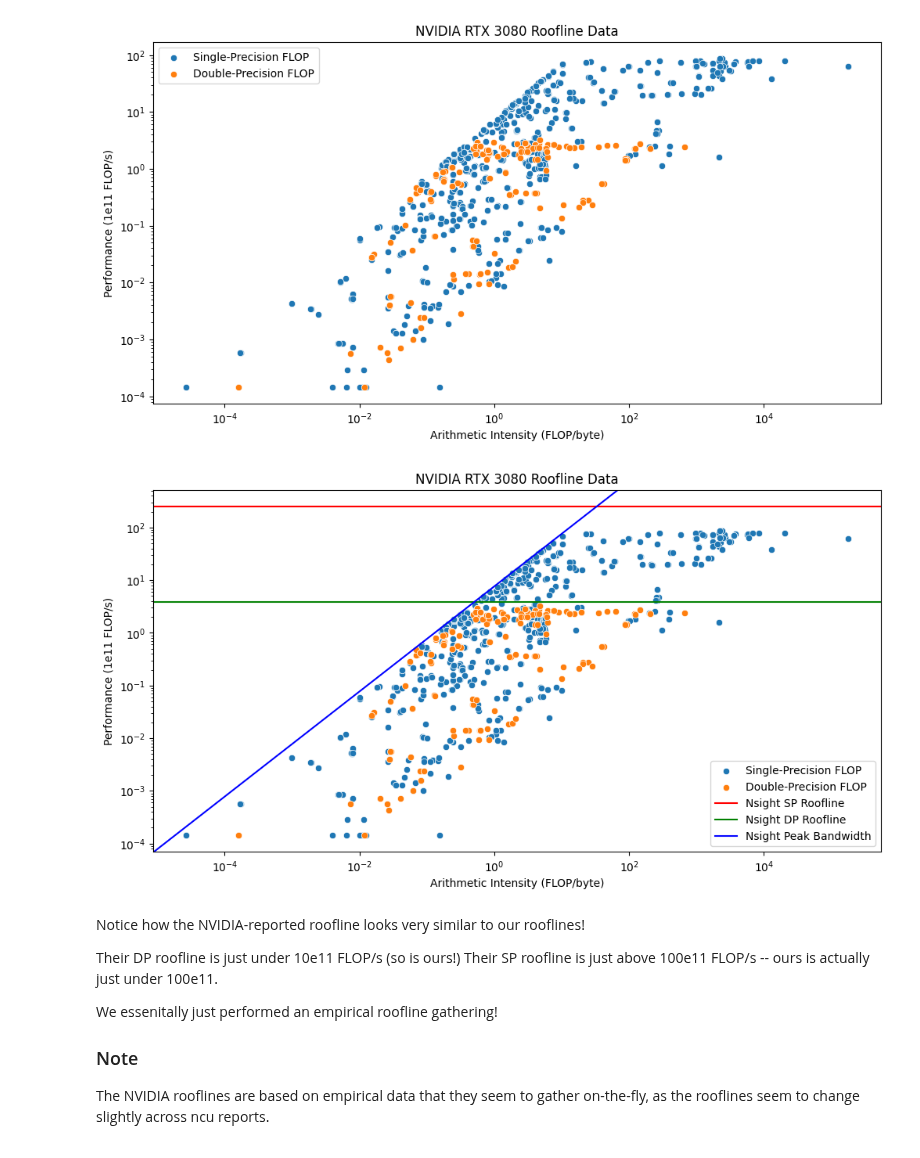
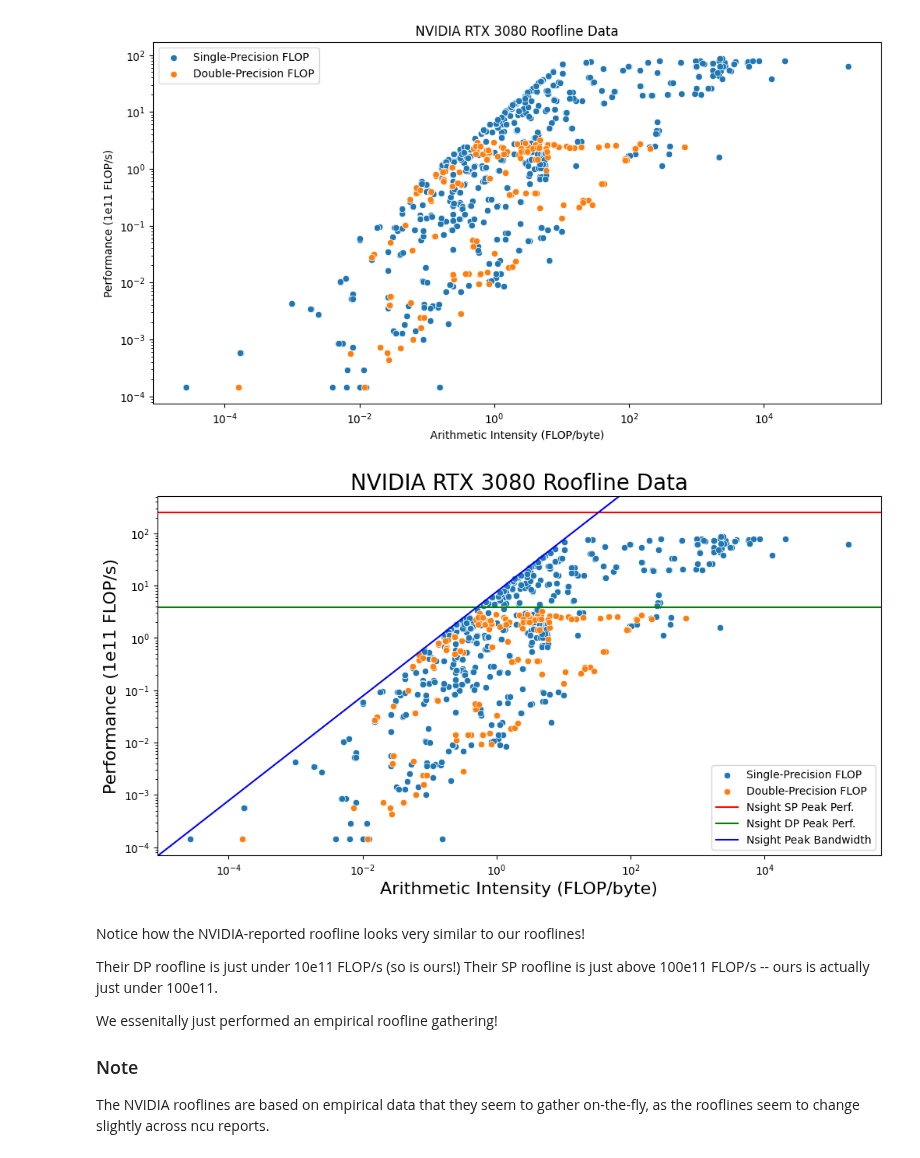
Before and after one commit to Scientific-Computing-Lab/ParallelCodeEstimation, a Jupyter notebook: analysis/visualizeGatheredData.ipynb, the cells around one changed output. Saved outputs shown, nothing was run; the diff lists cells and outputs as text; code cells hidden in the pictures.

Commit message:
made more plots, need to squash all these later

```diff
--- a/analysis/visualizeGatheredData.ipynb
+++ b/analysis/visualizeGatheredData.ipynb
@@ -135,34 +135,34 @@ plt.show()
 # %%
 # it should be noted that samples with dpAI=0 and dpPerf=0 will not show on this plot
 fig, ax = plt.subplots(1, figsize=(12,6))
 
 sns.scatterplot(df, x='spAI', y='spPerf', ax=ax)
 sns.scatterplot(df, x='dpAI', y='dpPerf', ax=ax)
 
 
 ax.axhline(249.6,color='red')
 ax.axhline(3.9,color='green')
 
 ax.axline(xy1=(0.51,3.9), xy2=(32.94, 249.6), color='blue')
 
 #ax.plot([0.00001, 32.94], [0.00757, 249.6], color='blue')
 
 ax.set_yscale('log')
 ax.set_xscale('log')
 
 #ax.axvline(0.51)
 #ax.axvline(32.94)
 
-ax.set_title('NVIDIA RTX 3080 Roofline Data')
+ax.set_title('NVIDIA RTX 3080 Roofline Data', fontsize=20)
 
-ax.set_xlabel('Arithmetic Intensity (FLOP/byte)')
-ax.set_ylabel('Performance (1e11 FLOP/s)')
+ax.set_xlabel('Arithmetic Intensity (FLOP/byte)', fontsize=16)
+ax.set_ylabel('Performance (1e11 FLOP/s)', fontsize=16)
 
-ax.legend(['Single-Precision FLOP', 'Double-Precision FLOP', 'Nsight SP Roofline', 'Nsight DP Roofline', 'Nsight Peak Bandwidth'])
+ax.legend(['Single-Precision FLOP', 'Double-Precision FLOP', 'Nsight SP Peak Perf.', 'Nsight DP Peak Perf.', 'Nsight Peak Bandwidth'])
 
 plt.show()
 # %% [output]
-[figure, old version]
+[figure, new version]
 # %% [markdown]
 Notice how the NVIDIA-reported roofline looks very similar to our rooflines!
 
```
